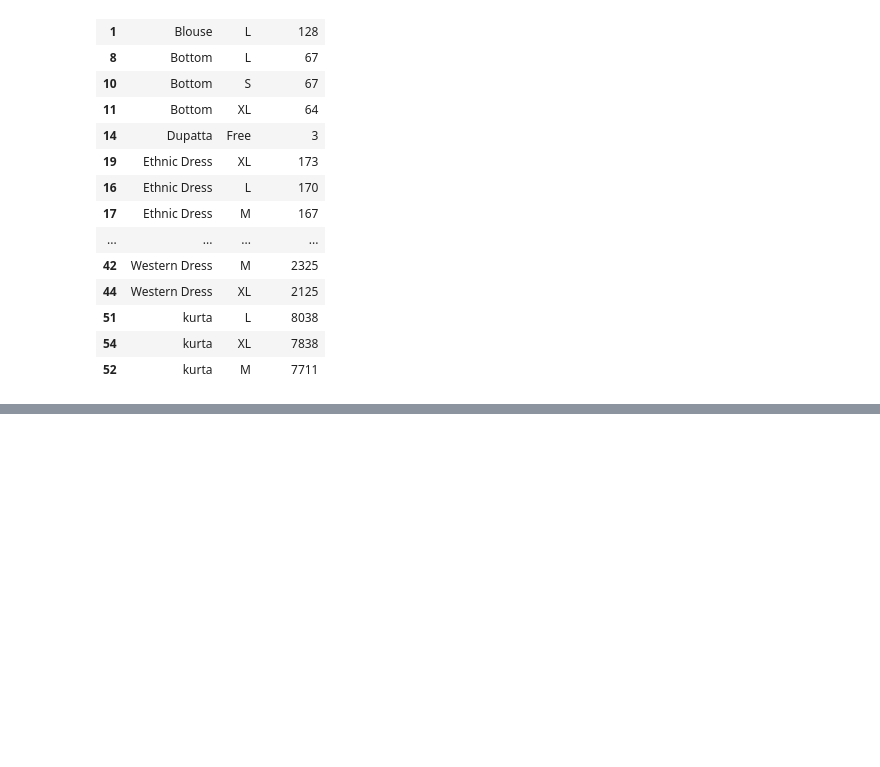
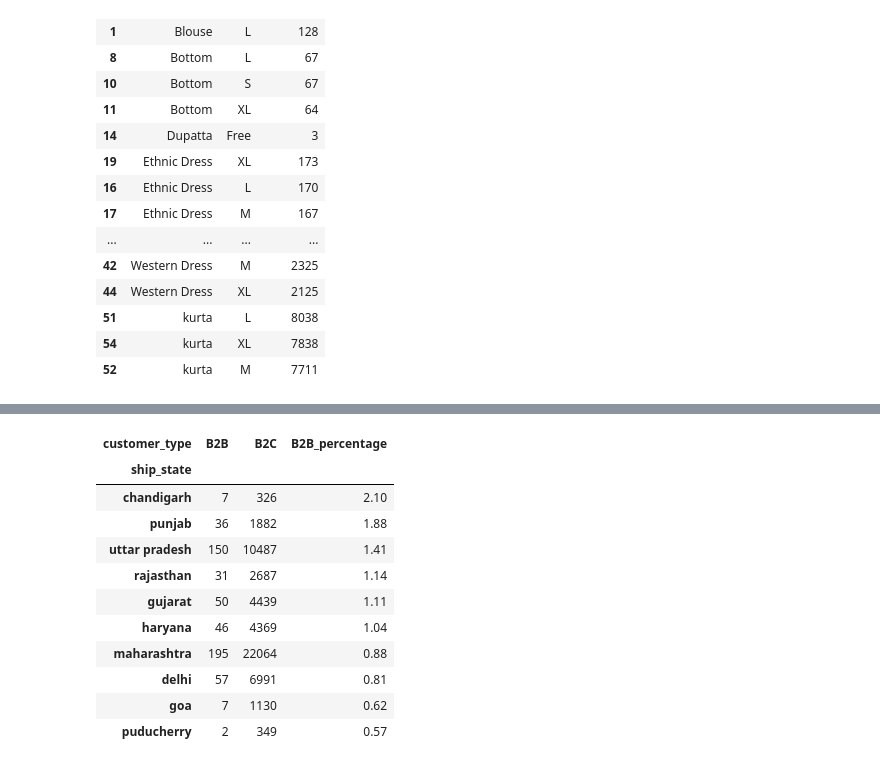
Before and after one commit to ibrahimsaber1/IMDB-movies-Analysis, a Jupyter notebook: amazon_sales.ipynb, the cells around one changed output, grey strips where cells are left out. Cells and saved outputs as stored; diff of their text form; code cells hidden in the pictures; blank space fills up the shorter version.

```diff
--- a/amazon_sales.ipynb
+++ b/amazon_sales.ipynb
@@ -1067,0 +1304,19 @@ px.bar(top_sizes_by_category,
+# %%
+# 16. Which states have the highest B2B sales proportion?
+state_b2b = df.groupby(['ship_state', 'customer_type']).size().unstack(fill_value=0)
+state_b2b['B2B_percentage'] = (state_b2b['B2B'] / (state_b2b['B2B'] + state_b2b['B2C']) * 100).round(2)
+top_b2b_states = state_b2b.sort_values('B2B_percentage', ascending=False).head(10)
+top_b2b_states
+# %% [output]
+| customer_type | B2B | B2C | B2B_percentage |
+| ship_state |  |  |  |
+| chandigarh | 7 | 326 | 2.10 |
+| punjab | 36 | 1882 | 1.88 |
+| uttar pradesh | 150 | 10487 | 1.41 |
+| rajasthan | 31 | 2687 | 1.14 |
+| gujarat | 50 | 4439 | 1.11 |
+| haryana | 46 | 4369 | 1.04 |
+| maharashtra | 195 | 22064 | 0.88 |
+| delhi | 57 | 6991 | 0.81 |
+| goa | 7 | 1130 | 0.62 |
+| puducherry | 2 | 349 | 0.57 |
```
Also changed, not shown: parts of 33 cells of this notebook, 8 other files.
